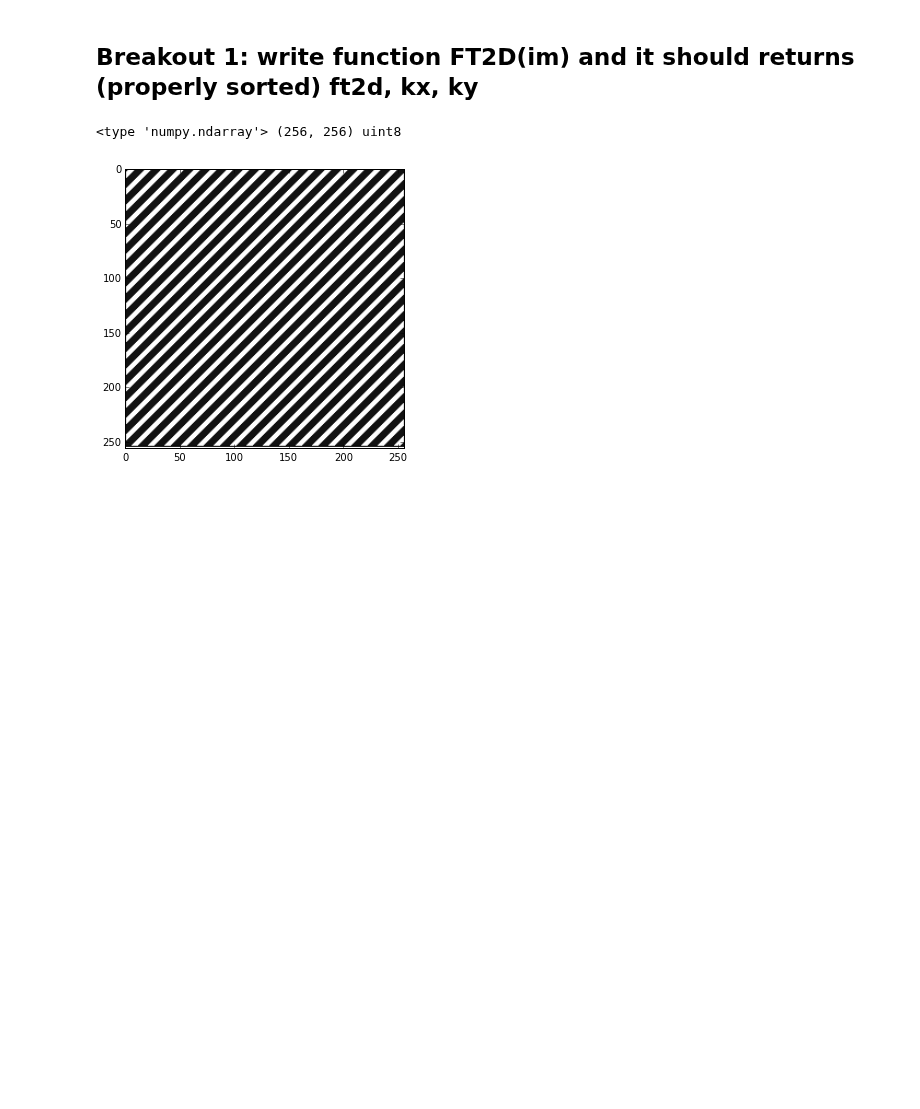
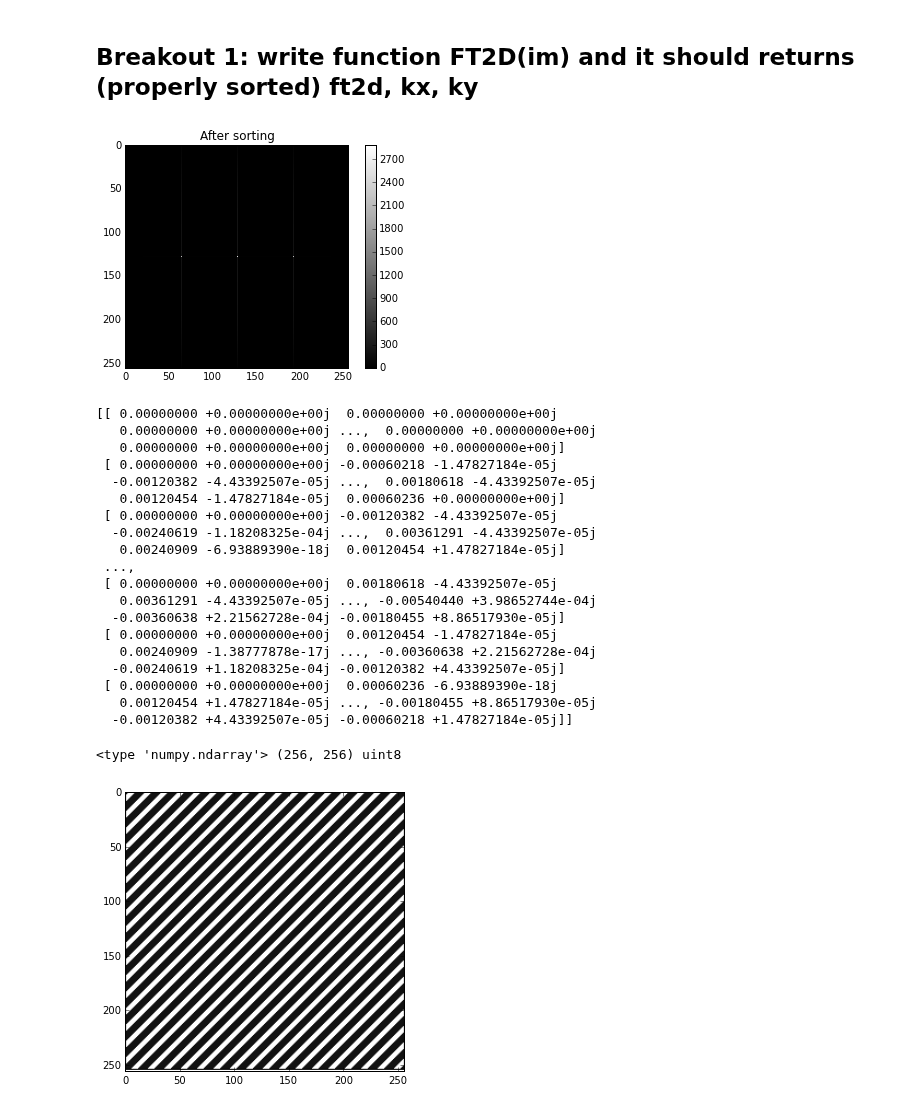
Before and after one commit to COMPPHYS-TTRAN/comp-phys, a Jupyter notebook: comp-phys-wk12-day2.ipynb, the cells around one changed output. Saved outputs shown, nothing was run; the diff lists cells and outputs as text; code cells hidden in the pictures; blank space fills up the shorter version.

```diff
--- a/comp-phys-wk12-day2.ipynb
+++ b/comp-phys-wk12-day2.ipynb
@@ -263,5 +262,54 @@ plt.show()
 # %% [markdown]
 ## Breakout 1: write function FT2D(im) and it should returns (properly sorted) ft2d, kx, ky
+# %%
+def FT2D(im):
+
+    ft2d = np.fft.fft2(im)
+    # Create k ("frequency") values
+    kx = np.fft.fftfreq(ft2d.shape[1])
+    ky = np.fft.fftfreq(ft2d.shape[0])
+
+    # Sort kx, ky and Fourier components
+    xidx = np.argsort(kx) #argsort returns sorted indices
+    yidx = np.argsort(ky)
+
+    # Note how the sorting is done for 2D Fourier map
+    ft2d = ft2d[:, xidx]
+    ft2d = ft2d[yidx, :]
+
+    kx = kx[xidx]
+    ky = kx[yidx]
+
+    return ft2d, kx, ky
+
+ft2d, kx, ky = FT2D(im)
+
+plt.figure()
+plt.title("After sorting")
+plt.imshow(np.sqrt(np.abs(ft2d)), cmap = plt.cm.gray)
+plt.colorbar()
+plt.show()
+# %% [output]
+[figure, added]
+[[ 0.00000000 +0.00000000e+00j  0.00000000 +0.00000000e+00j
+   0.00000000 +0.00000000e+00j ...,  0.00000000 +0.00000000e+00j
+   0.00000000 +0.00000000e+00j  0.00000000 +0.00000000e+00j]
+ [ 0.00000000 +0.00000000e+00j -0.00060218 -1.47827184e-05j
+  -0.00120382 -4.43392507e-05j ...,  0.00180618 -4.43392507e-05j
+   0.00120454 -1.47827184e-05j  0.00060236 +0.00000000e+00j]
+ [ 0.00000000 +0.00000000e+00j -0.00120382 -4.43392507e-05j
+  -0.00240619 -1.18208325e-04j ...,  0.00361291 -4.43392507e-05j
+   0.00240909 -6.93889390e-18j  0.00120454 +1.47827184e-05j]
+ ...,
+ [ 0.00000000 +0.00000000e+00j  0.00180618 -4.43392507e-05j
+   0.00361291 -4.43392507e-05j ..., -0.00540440 +3.98652744e-04j
+  -0.00360638 +2.21562728e-04j -0.00180455 +8.86517930e-05j]
+ [ 0.00000000 +0.00000000e+00j  0.00120454 -1.47827184e-05j
+   0.00240909 -1.38777878e-17j ..., -0.00360638 +2.21562728e-04j
+  -0.00240619 +1.18208325e-04j -0.00120382 +4.43392507e-05j]
+ [ 0.00000000 +0.00000000e+00j  0.00060236 -6.93889390e-18j
+   0.00120454 +1.47827184e-05j ..., -0.00180455 +8.86517930e-05j
+  -0.00120382 +4.43392507e-05j -0.00060218 +1.47827184e-05j]]
 # %%
 %matplotlib inline
 '''
```
Also changed, not shown: parts of 3 cells of this notebook.
